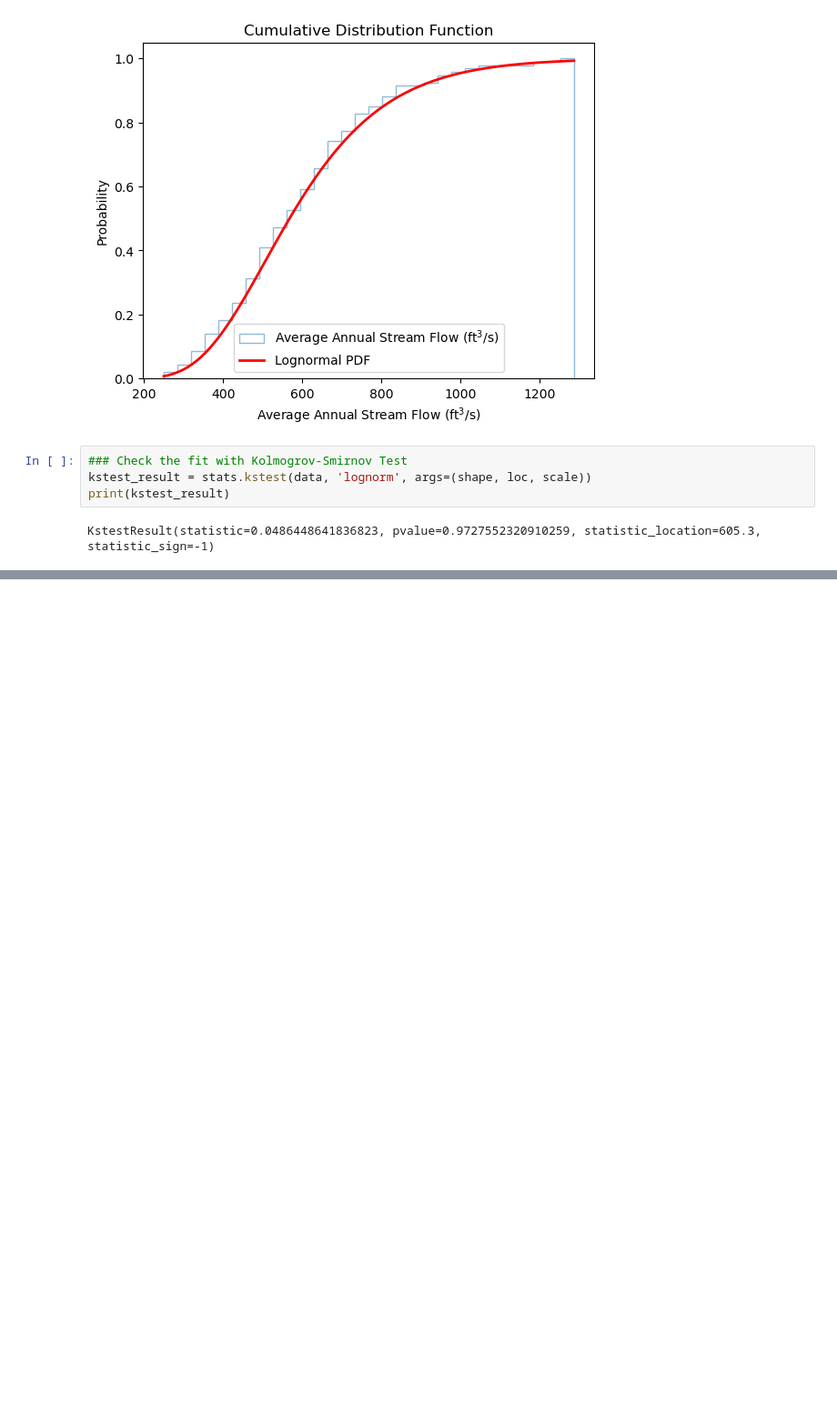
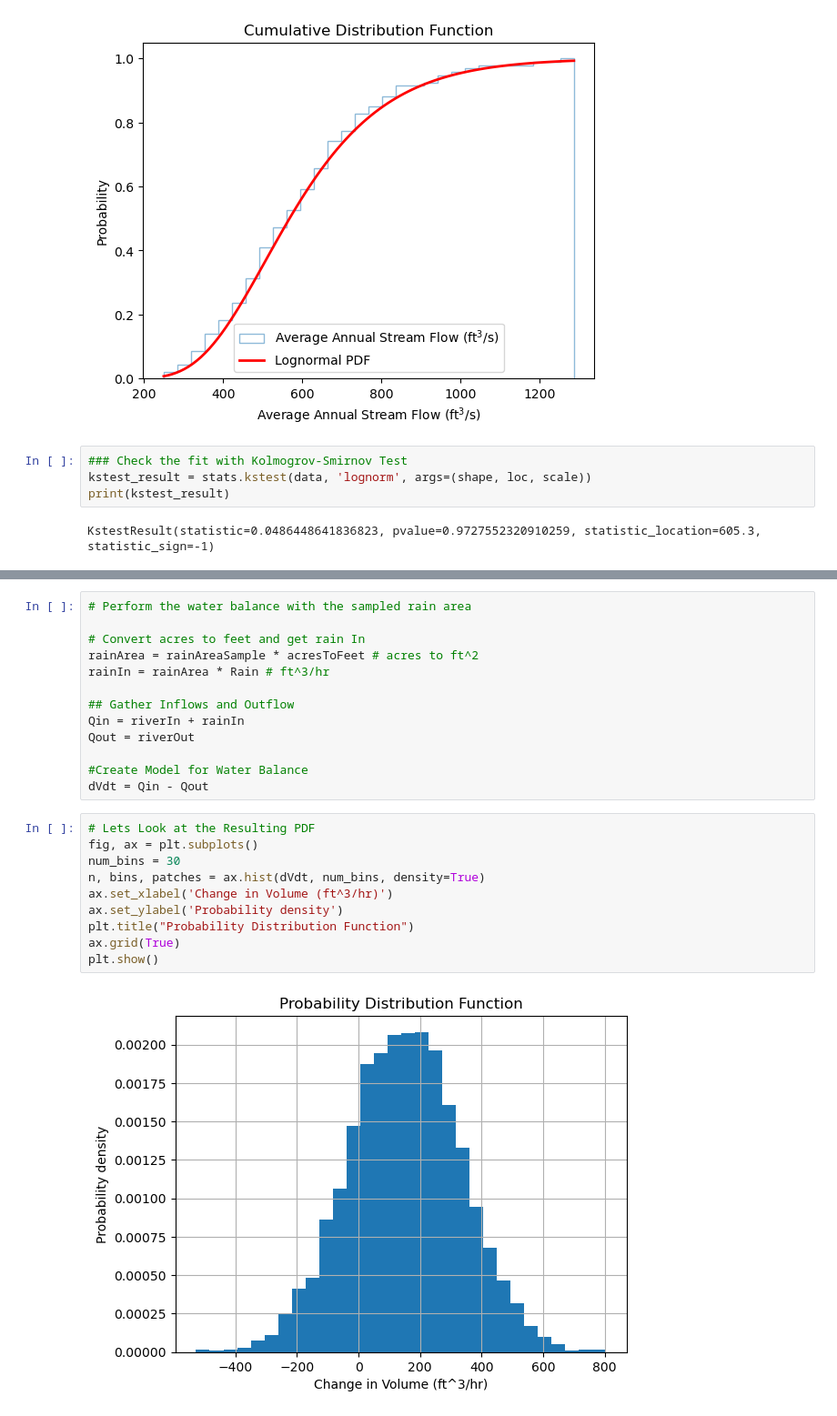
Before and after one commit to tmweigand/GroundwaterHydrology, a Jupyter notebook: lectures/probability.ipynb, the cells around one changed output, grey strips where cells are left out. Shown at 91% size. Saved outputs shown, nothing was run; the diff lists cells and outputs as text; blank space fills up the shorter version.

```diff
--- a/lectures/probability.ipynb
+++ b/lectures/probability.ipynb
@@ -131,0 +192,25 @@ KstestResult(statistic=0.0486448641836823, pvalue=0.9727552320910259, statistic_
+# %%
+# Perform the water balance with the sampled rain area
+
+# Convert acres to feet and get rain In
+rainArea = rainAreaSample * acresToFeet # acres to ft^2
+rainIn = rainArea * Rain # ft^3/hr
+
+## Gather Inflows and Outflow
+Qin = riverIn + rainIn
+Qout = riverOut
+
+#Create Model for Water Balance
+dVdt = Qin - Qout
+# %%
+# Lets Look at the Resulting PDF
+fig, ax = plt.subplots()
+num_bins = 30
+n, bins, patches = ax.hist(dVdt, num_bins, density=True)
+ax.set_xlabel('Change in Volume (ft^3/hr)')
+ax.set_ylabel('Probability density')
+plt.title("Probability Distribution Function")
+ax.grid(True)
+plt.show()
+# %% [output]
+[figure, added]
```
Also changed, not shown: parts of 8 cells of this notebook.
